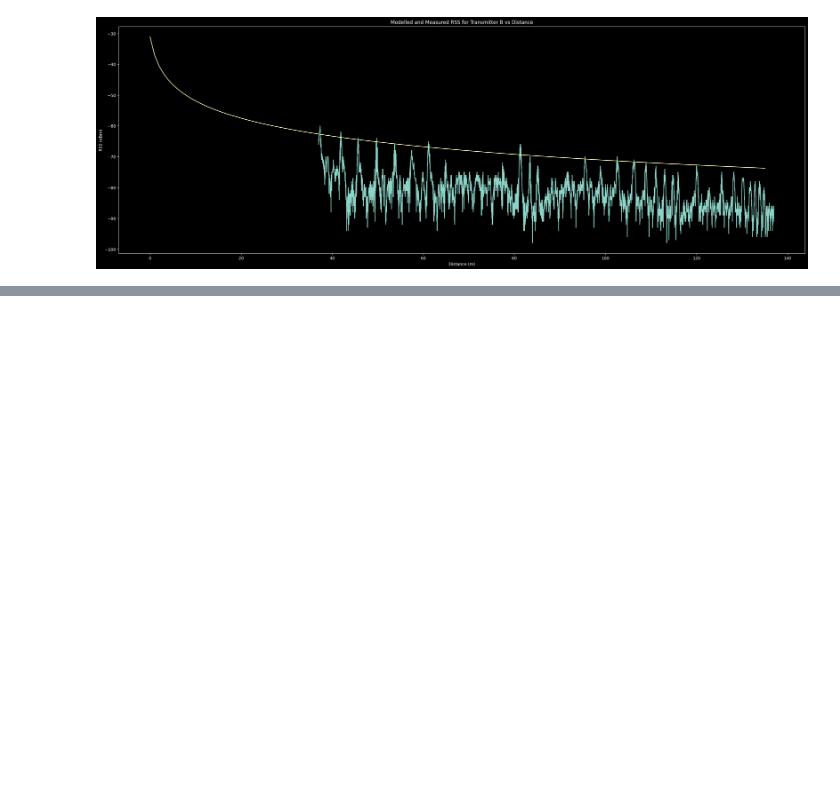
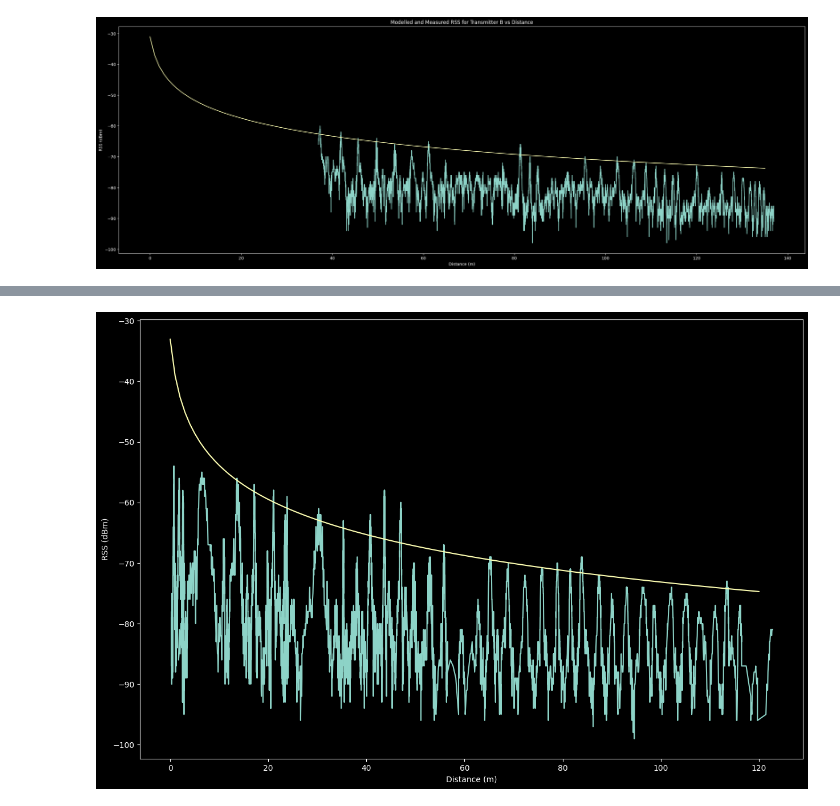
Before and after one commit to SheffieldMLtracking/BLEanalysis, a Jupyter notebook: jupyter/Finley/FSPL.ipynb, the cells around one changed output, grey strips where cells are left out. Cells and saved outputs as stored; diff of their text form; code cells hidden in the pictures; blank space fills up the shorter version.

```diff
--- a/jupyter/Finley/FSPL.ipynb
+++ b/jupyter/Finley/FSPL.ipynb
@@ -150,0 +173,33 @@ Standardising angles and times (shifting by 0.00 degrees)
+# %%
+def plot_rss_vs_distance(gps_points :list, log_data :list):
+    x_values = []
+    y_values = []
+
+    for j in range(0, len(gps_points) - 2):
+        gps = gps_points[j]
+        gps_next = gps_points[j + 1]
+
+        logs = list(filter(lambda point: gps.relative_time <= point.time < gps_next.relative_time, log_data))
+
+        x_values.extend(np.linspace(gps.displacement, gps_next.displacement, len(logs)))
+        y_values.extend([getattr(obj, "rss") for obj in logs])
+
+    plt.plot(x_values, y_values)
+    plt.xlabel("Distance (m)")
+    plt.ylabel("RSS (dBm)")
+
+    return int(x_values[-1])
+# %%
+plt.figure(figsize=(15,10))
+max_x_value = plot_rss_vs_distance(gps_data, log_data_e)
+
+# plot FSPL estimates RSS
+fspl_points = []
+
+for x in range (1, max_x_value):
+    fspl_points.append(-1 * signal_loss(x) + -8) # -7 is the transmitter power
+
+plt.plot(fspl_points)
+plt.show()
+# %% [output]
+[figure, added]
```
Also changed, not shown: parts of 16 cells of this notebook, 1 other file.
